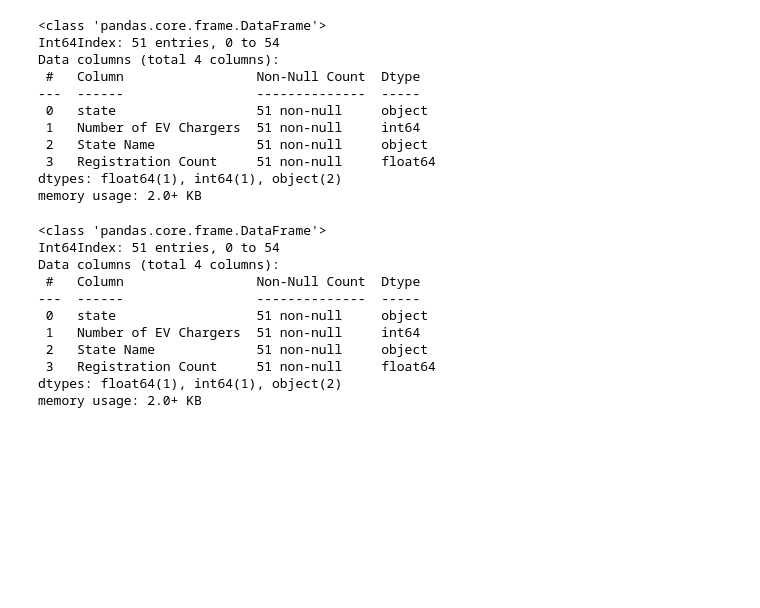
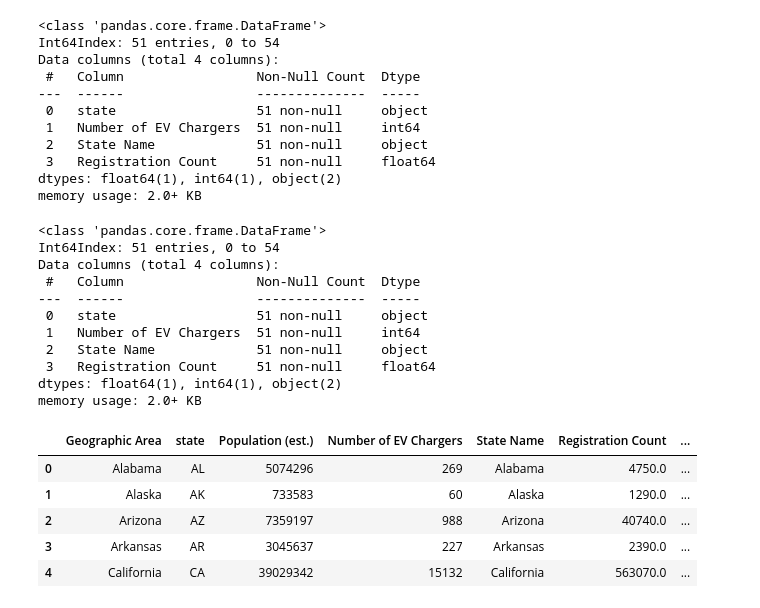
Before and after one commit to eyejayell/group_3_project_1, a Jupyter notebook: group_3_project_1/infrastructure_analysis/ev_chargers.ipynb, the cells around one changed output. Cells and saved outputs as stored; diff of their text form; code cells hidden in the pictures; blank space fills up the shorter version.

```diff
--- a/group_3_project_1/infrastructure_analysis/ev_chargers.ipynb
+++ b/group_3_project_1/infrastructure_analysis/ev_chargers.ipynb
@@ -130,4 +127,19 @@ Data columns (total 4 columns):
  3   Registration Count     51 non-null     float64
 dtypes: float64(1), int64(1), object(2)
 memory usage: 2.0+ KB
+# %%
+chargers_per_capita_merge = pd.merge(population_data, df_complete, how = "left", on=["state"])
+
+chargers_per_capita_merge.head()
+
+chargers_per_capita_merge["EVs per Capita"] = chargers_per_capita_merge["Registration Count"] / chargers_per_capita_merge["Population (est.)"]
+
+chargers_per_capita_merge.head()
+# %% [output]
+|  | Geographic Area | state | Population (est.) | Number of EV Chargers | State Name | Registration Count | ... |
+| 0 | Alabama | AL | 5074296 | 269 | Alabama | 4750.0 | ... |
+| 1 | Alaska | AK | 733583 | 60 | Alaska | 1290.0 | ... |
+| 2 | Arizona | AZ | 7359197 | 988 | Arizona | 40740.0 | ... |
+| 3 | Arkansas | AR | 3045637 | 227 | Arkansas | 2390.0 | ... |
+| 4 | California | CA | 39029342 | 15132 | California | 563070.0 | ... |
 # %%
```
Also changed, not shown: parts of 12 cells of this notebook, 3 other files.
